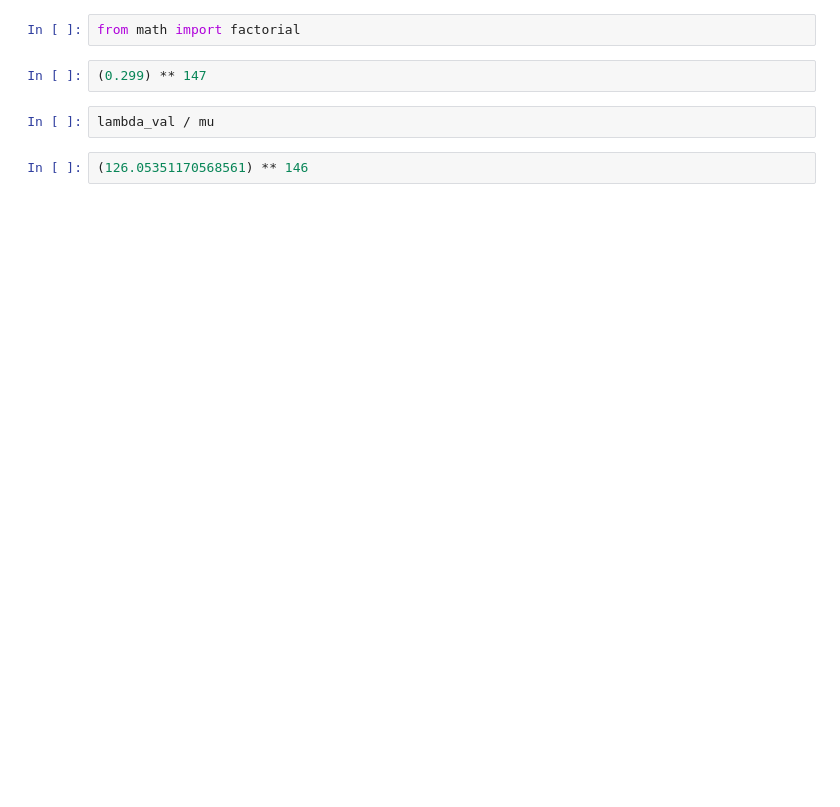
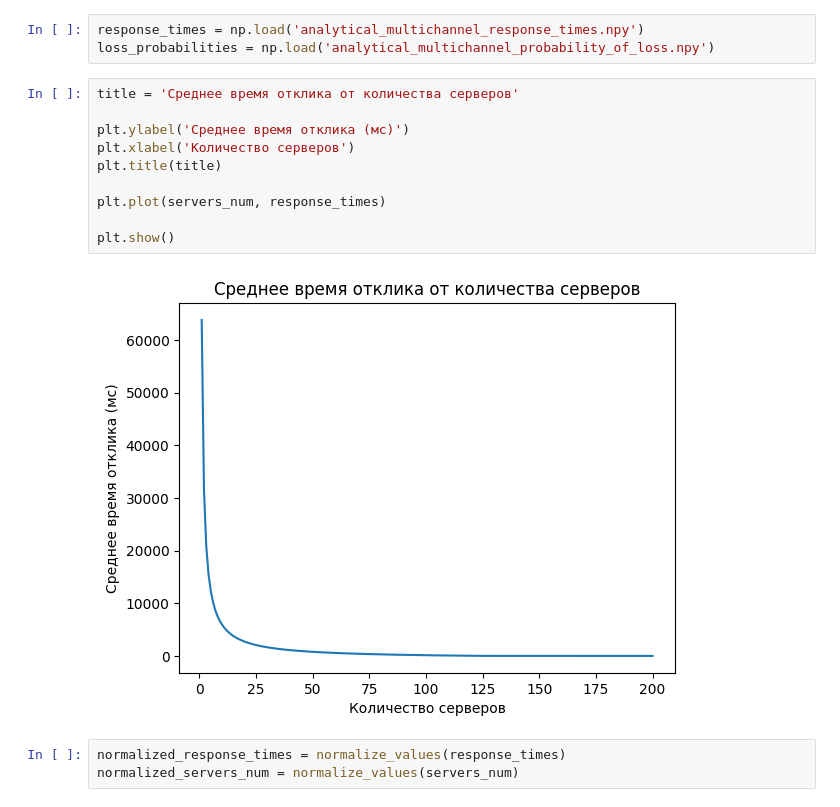
Before and after one commit to artempochuvalov/thesis, a Jupyter notebook: src/analytical_multichannel.ipynb, the cells around one changed output. Cells and saved outputs as stored; diff of their text form; blank space fills up the shorter version.

```diff
--- a/src/analytical_multichannel.ipynb
+++ b/src/analytical_multichannel.ipynb
@@ -110,8 +145,18 @@ OverflowError: int too large to convert to float
-# %%
-from math import factorial
-# %%
-(0.299) ** 147
-# %%
-lambda_val / mu
-# %%
-(126.05351170568561) ** 146
+# %%
+response_times = np.load('analytical_multichannel_response_times.npy')
+loss_probabilities = np.load('analytical_multichannel_probability_of_loss.npy')
+# %%
+title = 'Среднее время отклика от количества серверов'
+
+plt.ylabel('Среднее время отклика (мс)')
+plt.xlabel('Количество серверов')
+plt.title(title)
+
+plt.plot(servers_num, response_times)
+
+plt.show()
+# %% [output]
+[figure, added]
+# %%
+normalized_response_times = normalize_values(response_times)
+normalized_servers_num = normalize_values(servers_num)
```
Also changed, not shown: parts of 18 cells of this notebook, 5 other files.
